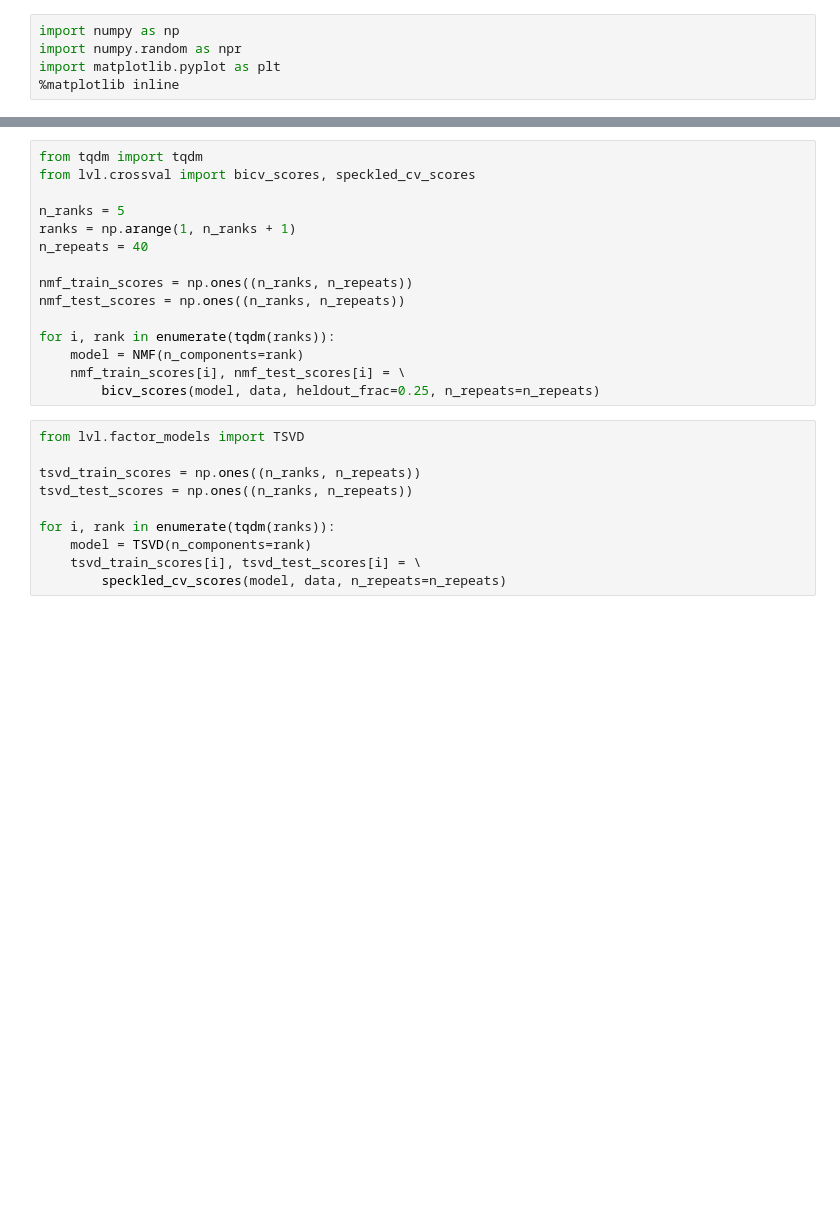
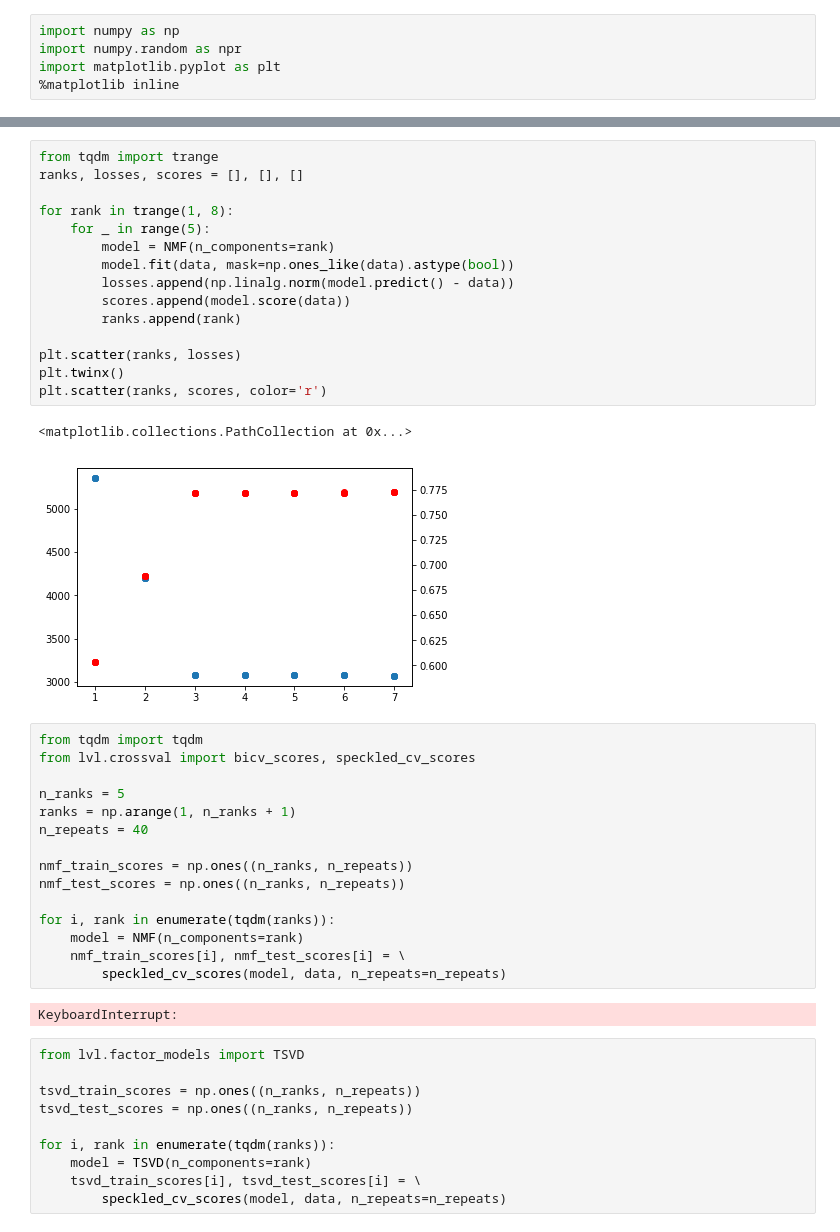
Before and after one commit to ahwillia/lvl, a Jupyter notebook: examples/NMF.ipynb, the cells around one changed output, grey strips where cells are left out. Drawn from its saved outputs; the diff is of its cells as text; blank space fills up the shorter version.

```diff
--- a/examples/NMF.ipynb
+++ b/examples/NMF.ipynb
@@ -31,3 +30,21 @@ plt.imshow(est, aspect='auto', interpolation='none')
+# %%
+from tqdm import trange
+ranks, losses, scores = [], [], []
+
+for rank in trange(1, 8):
+    for _ in range(5):
+        model = NMF(n_components=rank)
+        model.fit(data, mask=np.ones_like(data).astype(bool))
+        losses.append(np.linalg.norm(model.predict() - data))
+        scores.append(model.score(data))
+        ranks.append(rank)
+
+plt.scatter(ranks, losses)
+plt.twinx()
+plt.scatter(ranks, scores, color='r')
+# %% [output]
+<matplotlib.collections.PathCollection at 0x...>
+[figure, added]
 # %%
 from tqdm import tqdm
 from lvl.crossval import bicv_scores, speckled_cv_scores
@@ -42,7 +59,9 @@ nmf_test_scores = np.ones((n_ranks, n_repeats))
 for i, rank in enumerate(tqdm(ranks)):
     model = NMF(n_components=rank)
     nmf_train_scores[i], nmf_test_scores[i] = \
-        bicv_scores(model, data, heldout_frac=0.25, n_repeats=n_repeats)
+        speckled_cv_scores(model, data, n_repeats=n_repeats)
+# %% [output]
+KeyboardInterrupt:
 # %%
 from lvl.factor_models import TSVD
 
```
Also changed, not shown: parts of 4 cells of this notebook, 7 other files.
